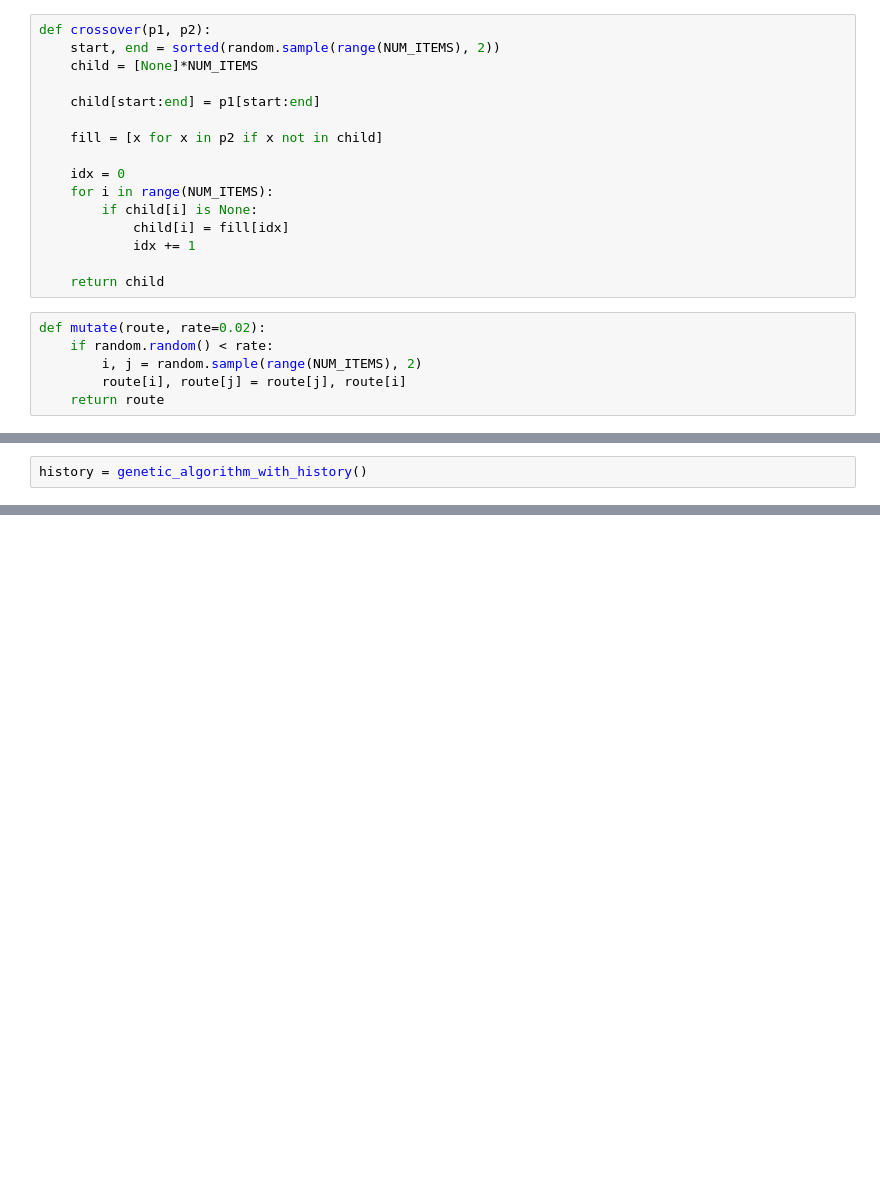
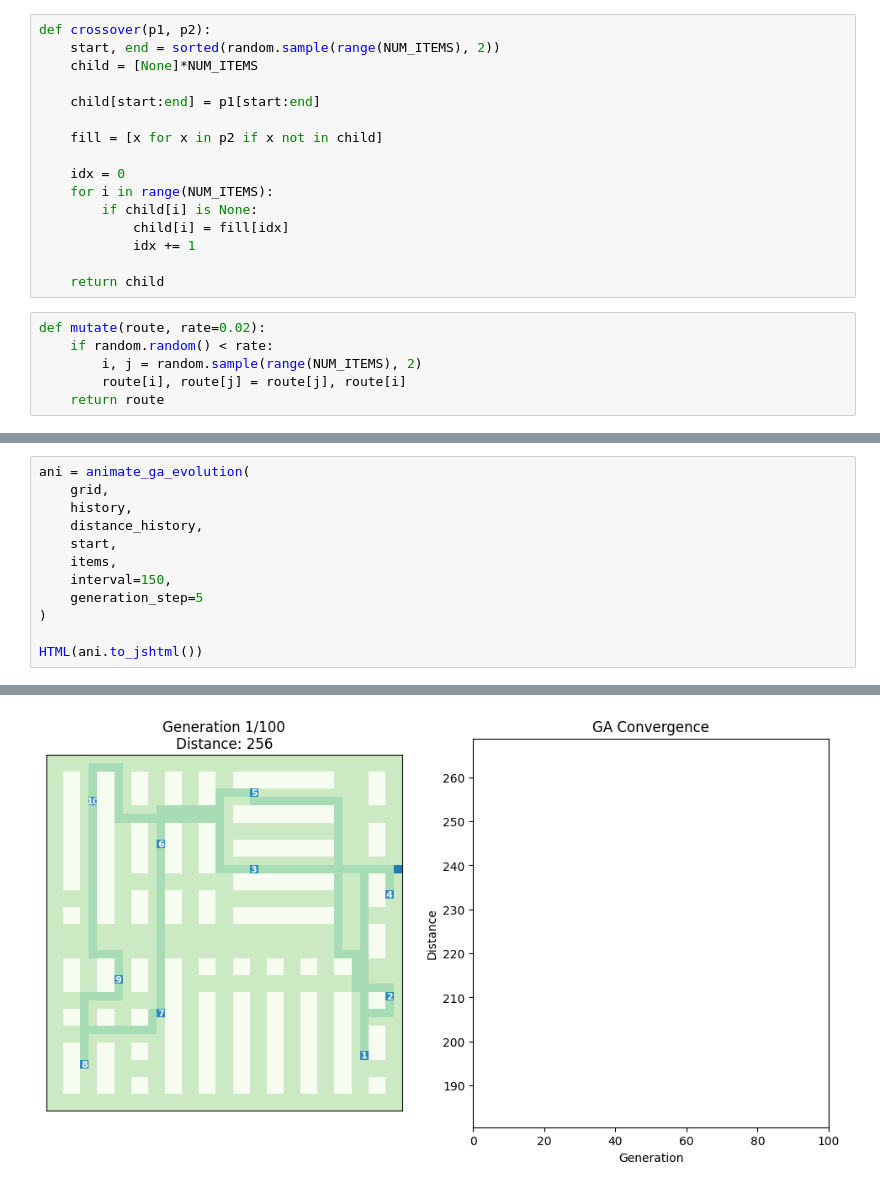
Before and after one commit to Otterly-Cute/AIProgrammingMiniProject, a Jupyter notebook: GA_And_AStar.ipynb, the cells around one changed output, grey strips where cells are left out. Saved outputs shown, nothing was run; the diff lists cells and outputs as text; blank space fills up the shorter version.

```diff
--- a/GA_And_AStar.ipynb
+++ b/GA_And_AStar.ipynb
@@ -603,2 +512,0 @@ def genetic_algorithm_with_history(generations=100, size=100):
-# %%
-history = genetic_algorithm_with_history()
@@ -674,0 +860,13 @@ plt.show()
+# %%
+ani = animate_ga_evolution(
+    grid,
+    history,
+    distance_history,
+    start,
+    items,
+    interval=150,
+    generation_step=5
+)
+
+HTML(ani.to_jshtml())
+# %% [output]
@@ -674,0 +874 @@ plt.show()
+[figure, added]
```
Also changed, not shown: parts of 23 cells of this notebook, 3 other files.
